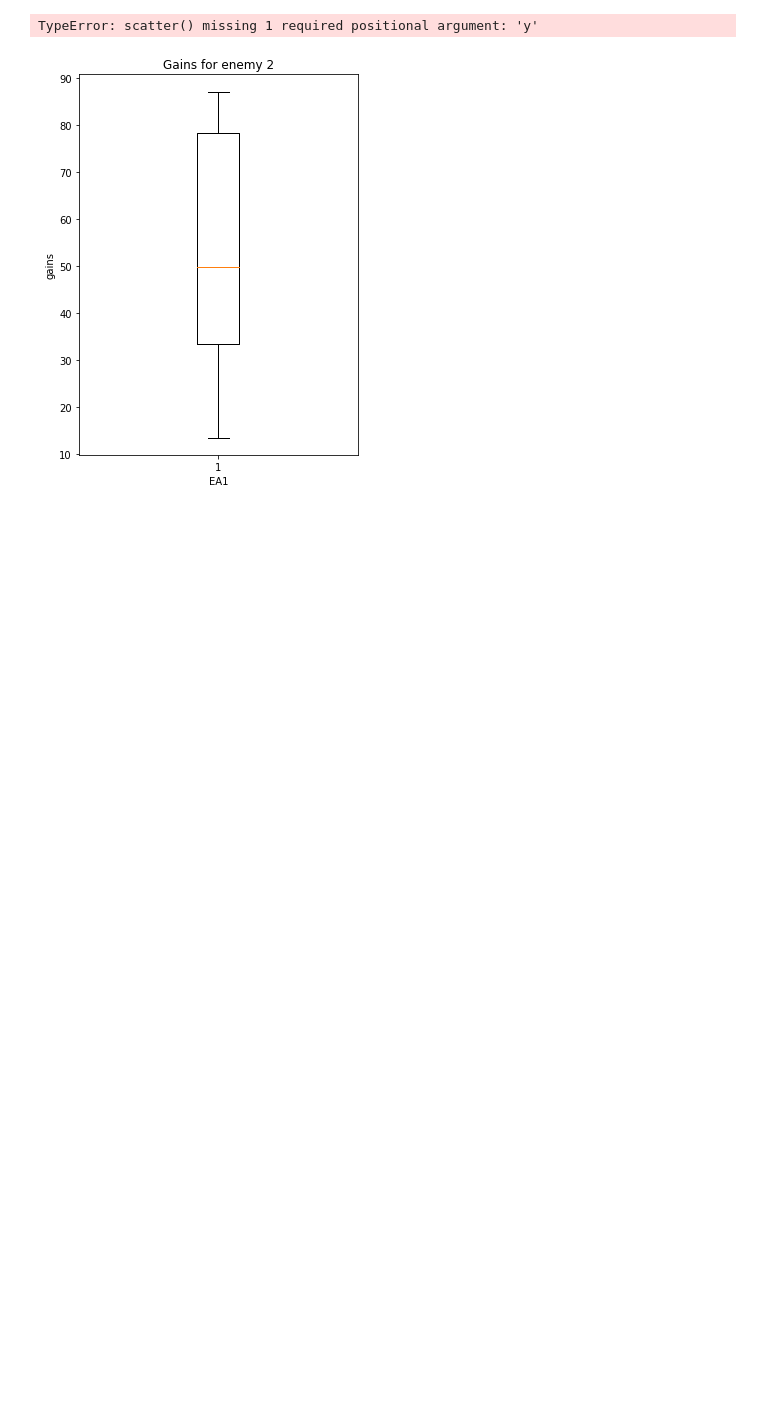
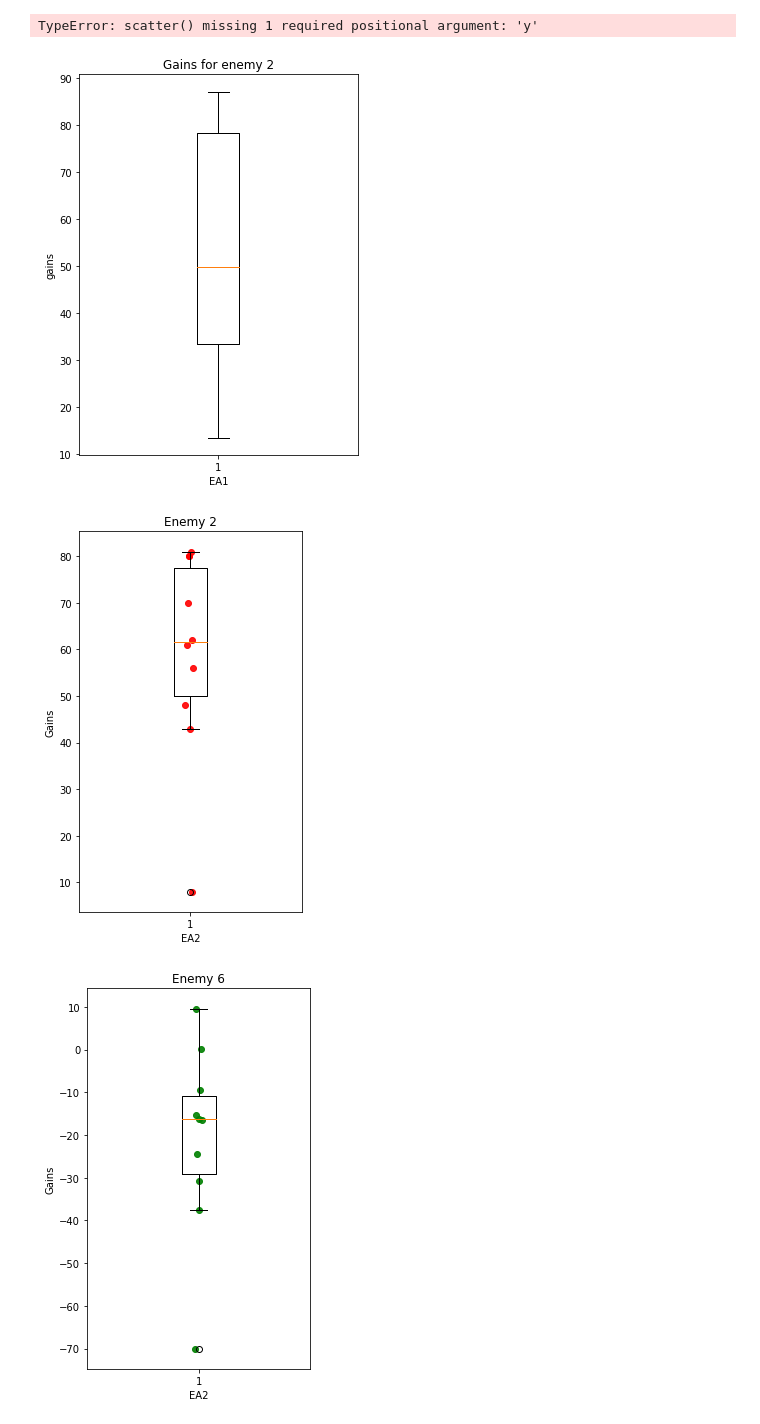
Before and after one commit to fsun2000/evoman_framework, a Jupyter notebook: boxplots.ipynb, the cells around one changed output. Saved outputs shown, nothing was run; the diff lists cells and outputs as text; code cells hidden in the pictures; blank space fills up the shorter version.

Commit message:
boxplots for EA 2 and corresponding code

```diff
--- a/boxplots.ipynb
+++ b/boxplots.ipynb
@@ -55,3 +55,35 @@ create_plot(data = js['8'], EA = 1, enemy = 8)
 # %% [output]
 TypeError: scatter() missing 1 required positional argument: 'y'
 [figure]
+# %%
+import matplotlib.pyplot as plt
+import pandas as pd
+import numpy as np
+
+xs = []
+vals = []
+names = []
+runs = ['mean-gains-2', 'mean-gains-6', 'mean-gains-8']
+colors = ['r', 'g', 'b']
+names = ['Enemy 2', 'Enemy 6', 'Enemy 8']
+
+for run, c, name in zip(runs, colors, names):
+    fig = plt.figure(figsize =(4, 7))
+
+
+    data = list(pd.read_csv('EA2_improved/{}.csv'.format(run)))
+    vals = [float(string[:-2]) for string in data]
+
+
+    xs = (np.random.normal(1, 0.01, 10))  # adds jitter to the data points - can be adjusted
+    plt.boxplot(vals)
+    plt.title(name)
+    plt.xlabel('EA2')
+    plt.ylabel('Gains')
+    plt.scatter(xs, vals, alpha=0.9, color=c)
+    filename = 'boxplots/EA_2_enemy_{}.png'.format(name[-1])
+    plt.savefig(filename)
+    plt.show()
+# %% [output]
+[figure, added]
+[figure, added]
```
Also changed, not shown: parts of 2 cells of this notebook, 4 other files.
